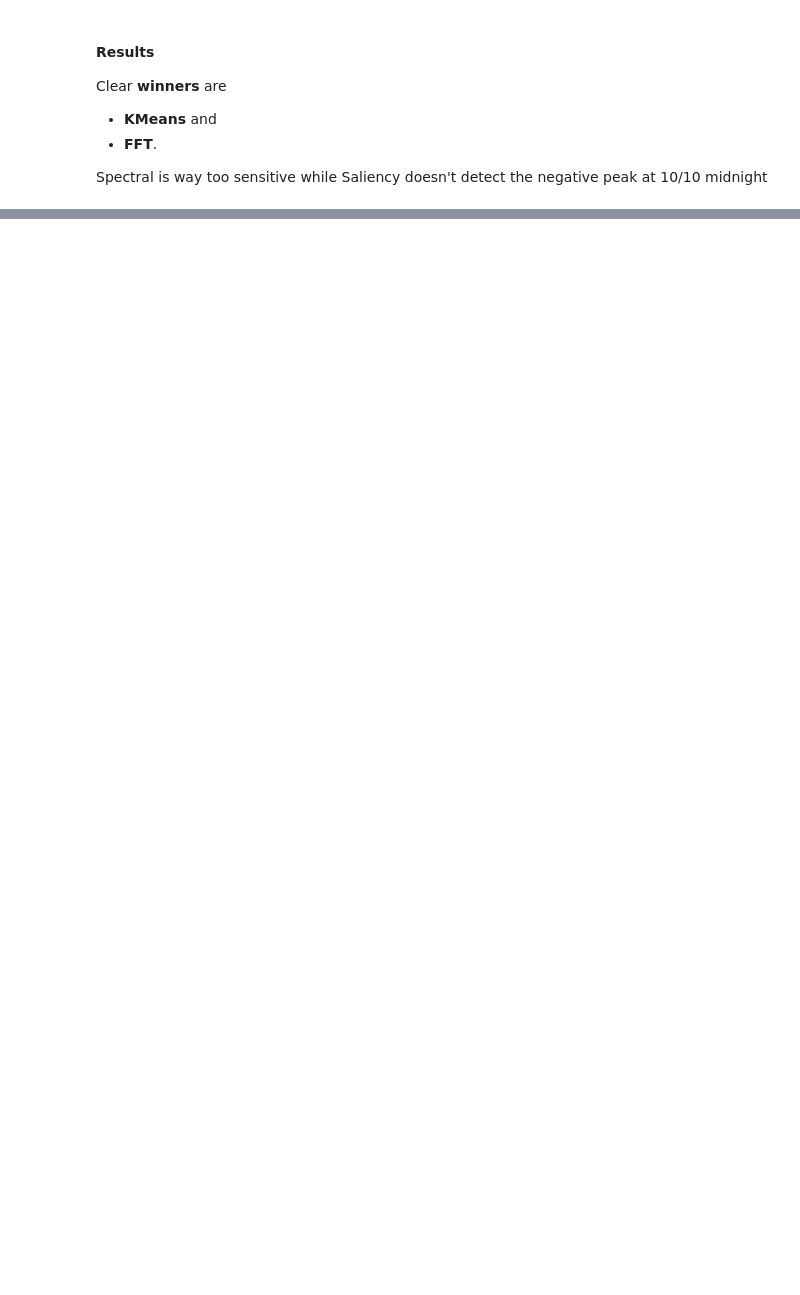
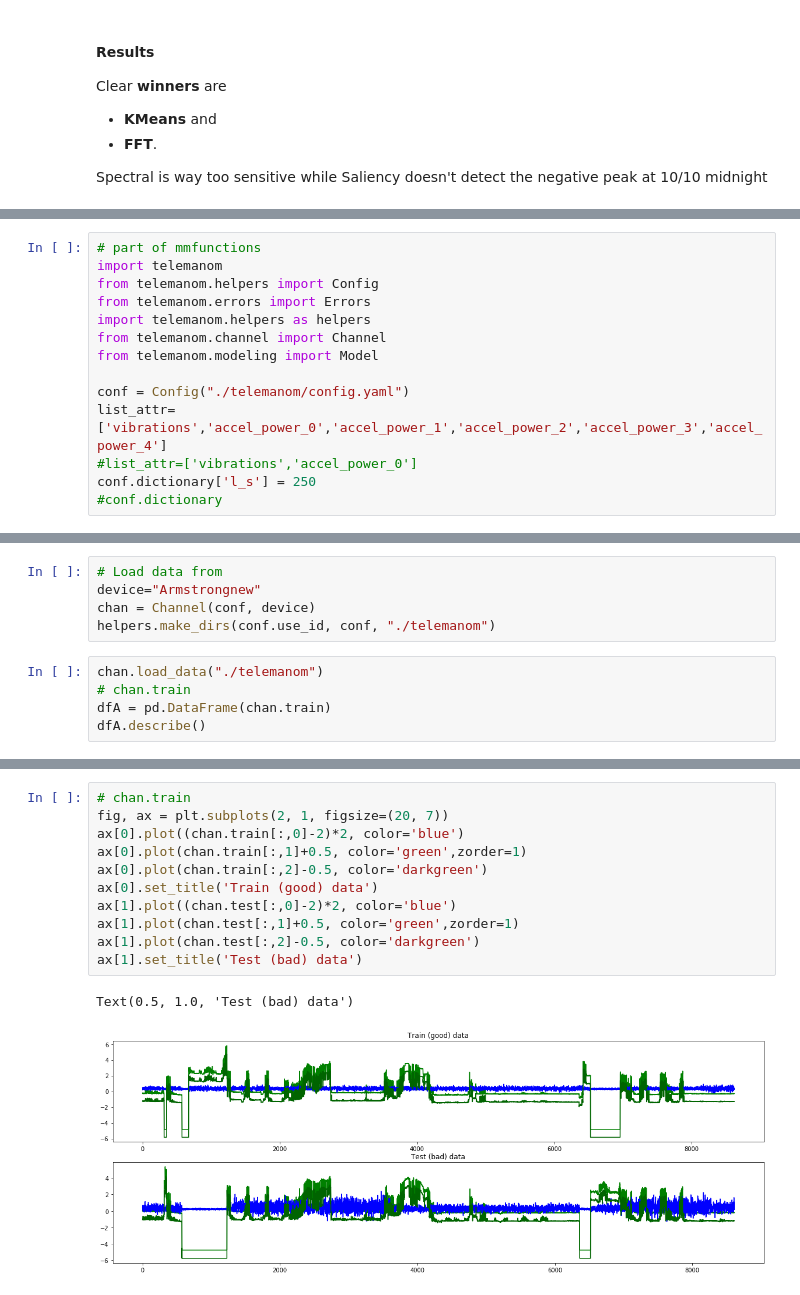
Before and after one commit to sedgewickmm18/mmfunctions, a Jupyter notebook: InvestigationBeta-3-20200203.ipynb, the cells around one changed output, grey strips where cells are left out. Saved outputs shown, nothing was run; the diff lists cells and outputs as text; blank space fills up the shorter version.

```diff
--- a/InvestigationBeta-3-20200203.ipynb
+++ b/InvestigationBeta-3-20200203.ipynb
@@ -410,0 +675,14 @@ Without prior knowledge I'd apply KMeans and FFT as basic unsupervised anomaly d
+# %%
+# part of mmfunctions
+import telemanom
+from telemanom.helpers import Config
+from telemanom.errors import Errors
+import telemanom.helpers as helpers
+from telemanom.channel import Channel
+from telemanom.modeling import Model
+
+conf = Config("./telemanom/config.yaml")
+list_attr=['vibrations','accel_power_0','accel_power_1','accel_power_2','accel_power_3','accel_power_4']
+#list_attr=['vibrations','accel_power_0']
+conf.dictionary['l_s'] = 250
+#conf.dictionary
@@ -410,0 +698,10 @@ Without prior knowledge I'd apply KMeans and FFT as basic unsupervised anomaly d
+# %%
+# Load data from
+device="Armstrongnew"
+chan = Channel(conf, device)
+helpers.make_dirs(conf.use_id, conf, "./telemanom")
+# %%
+chan.load_data("./telemanom")
+# chan.train
+dfA = pd.DataFrame(chan.train)
+dfA.describe()
@@ -410,0 +718,14 @@ Without prior knowledge I'd apply KMeans and FFT as basic unsupervised anomaly d
+# %%
+# chan.train
+fig, ax = plt.subplots(2, 1, figsize=(20, 7))
+ax[0].plot((chan.train[:,0]-2)*2, color='blue')
+ax[0].plot(chan.train[:,1]+0.5, color='green',zorder=1)
+ax[0].plot(chan.train[:,2]-0.5, color='darkgreen')
+ax[0].set_title('Train (good) data')
+ax[1].plot((chan.test[:,0]-2)*2, color='blue')
+ax[1].plot(chan.test[:,1]+0.5, color='green',zorder=1)
+ax[1].plot(chan.test[:,2]-0.5, color='darkgreen')
+ax[1].set_title('Test (bad) data')
+# %% [output]
+Text(0.5, 1.0, 'Test (bad) data')
+[figure, added]
```
Also changed, not shown: parts of 39 cells of this notebook, 2 other files.
